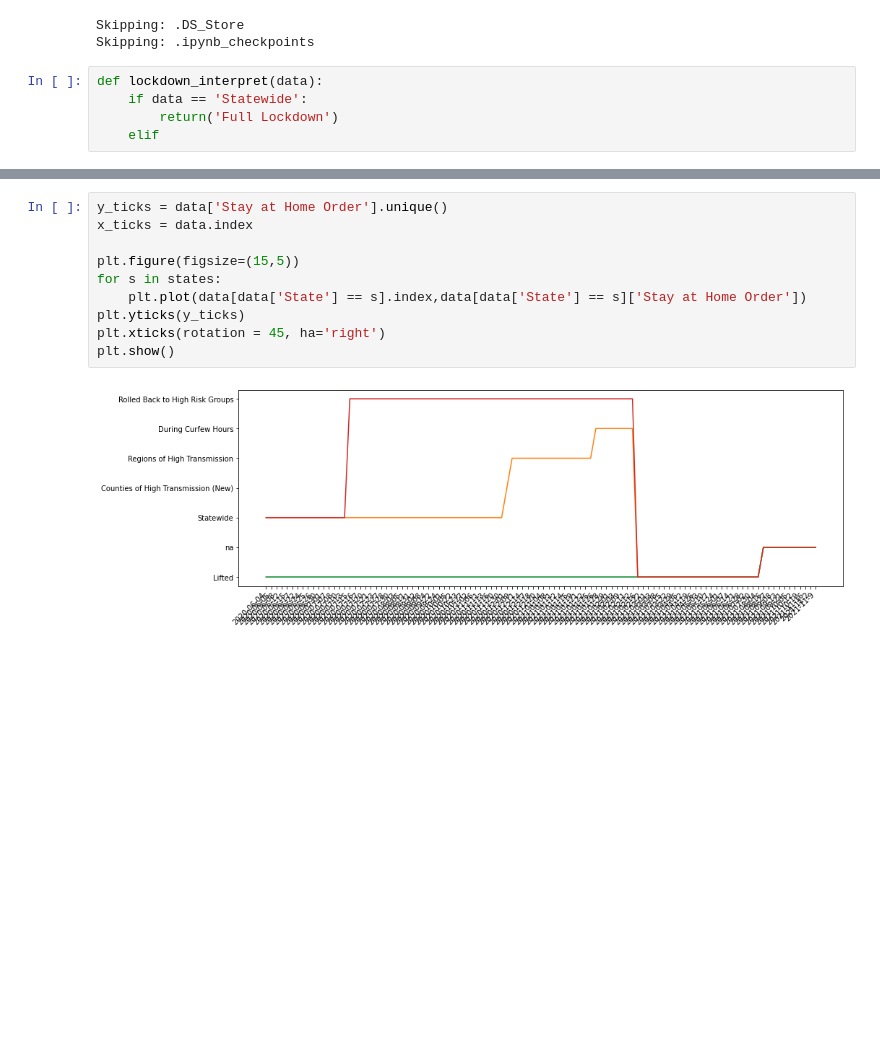
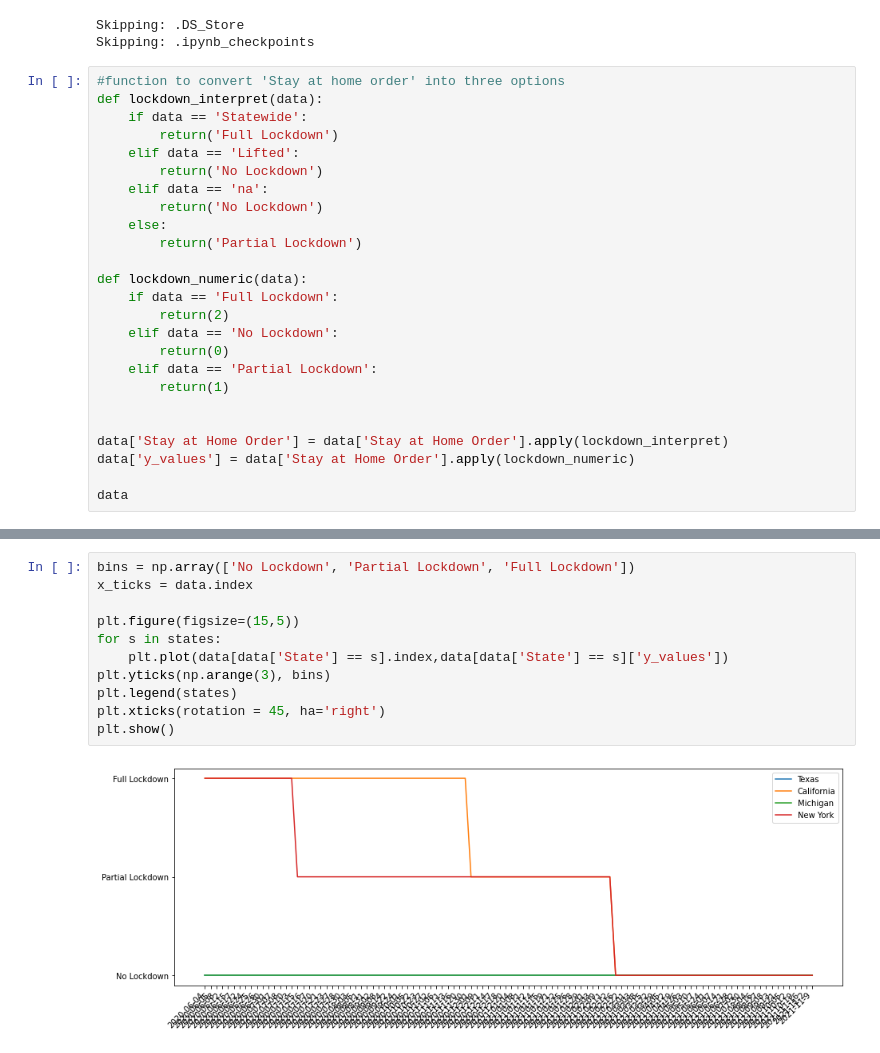
Before and after one commit to djdolejsi/Adoption-Surrender-Rates-vs-COVID-Cases, a Jupyter notebook: covid_data_clean.ipynb, the cells around one changed output, grey strips where cells are left out. Cells and saved outputs as stored; diff of their text form; blank space fills up the shorter version.

```diff
--- a/covid_data_clean.ipynb
+++ b/covid_data_clean.ipynb
@@ -43,7 +43,27 @@ data.to_csv('clean_datasets/lockdown_by_state.csv')
 Skipping: .DS_Store
 Skipping: .ipynb_checkpoints
 # %%
+#function to convert 'Stay at home order' into three options
 def lockdown_interpret(data):
     if data == 'Statewide':
         return('Full Lockdown')
-    elif
+    elif data == 'Lifted':
+        return('No Lockdown')
+    elif data == 'na':
+        return('No Lockdown')
+    else:
+        return('Partial Lockdown')
+
+def lockdown_numeric(data):
+    if data == 'Full Lockdown':
+        return(2)
+    elif data == 'No Lockdown':
+        return(0)
+    elif data == 'Partial Lockdown':
+        return(1)
+
+
+data['Stay at Home Order'] = data['Stay at Home Order'].apply(lockdown_interpret)
+data['y_values'] = data['Stay at Home Order'].apply(lockdown_numeric)
+
+data
@@ -50,12 +85,13 @@ def lockdown_interpret(data):
 # %%
-y_ticks = data['Stay at Home Order'].unique()
+bins = np.array(['No Lockdown', 'Partial Lockdown', 'Full Lockdown'])
 x_ticks = data.index
 
 plt.figure(figsize=(15,5))
 for s in states:
-    plt.plot(data[data['State'] == s].index,data[data['State'] == s]['Stay at Home Order'])
-plt.yticks(y_ticks)
+    plt.plot(data[data['State'] == s].index,data[data['State'] == s]['y_values'])
+plt.yticks(np.arange(3), bins)
+plt.legend(states)
 plt.xticks(rotation = 45, ha='right')
 plt.show()
 # %% [output]
-[figure, old version]
+[figure, new version]
```
Also changed, not shown: parts of 1 cell of this notebook, 1 other file.
